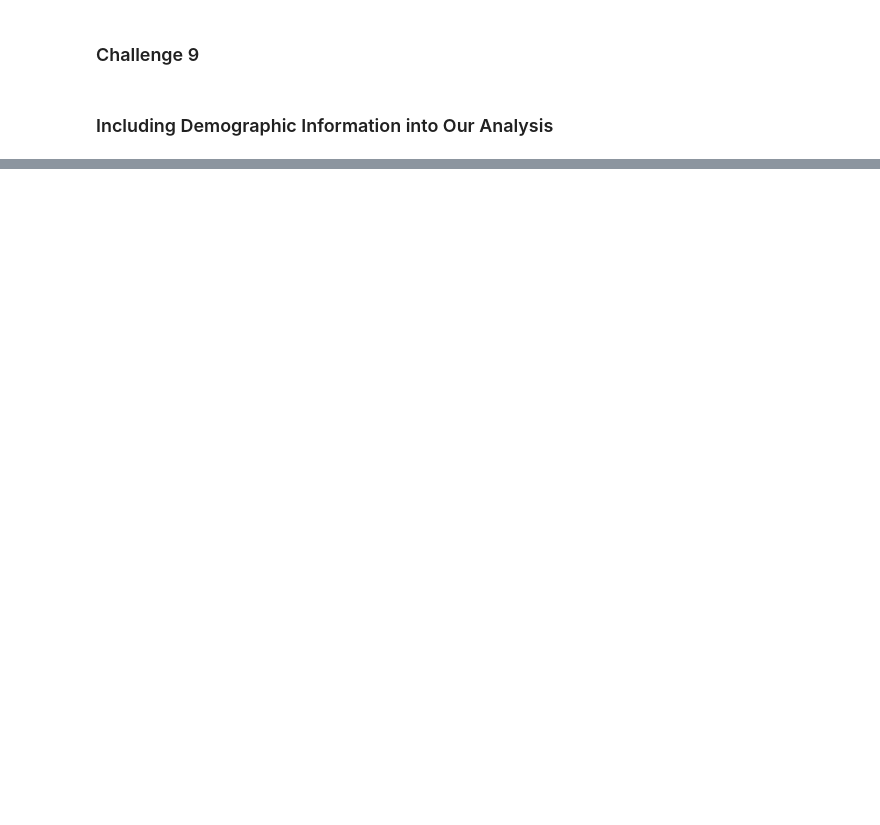
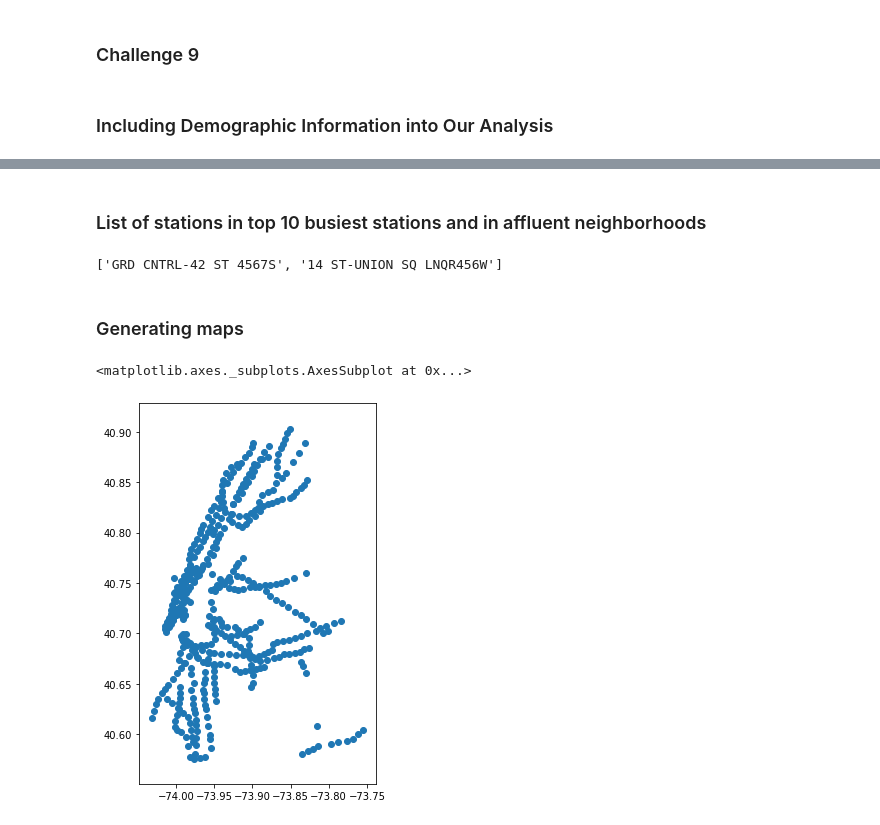
Before and after one commit to njaffe/Volunteer_placement_linear_regression, a Jupyter notebook: Clean_code_project_1_j_edited.ipynb, the cells around one changed output, grey strips where cells are left out. Drawn from its saved outputs; the diff is of its cells as text; code cells hidden in the pictures; blank space fills up the shorter version.

```diff
--- a/Clean_code_project_1_j_edited.ipynb
+++ b/Clean_code_project_1_j_edited.ipynb
@@ -672,0 +660,15 @@ ValueError: Could not interpret input 'DAILY_ENTRIES'
+# %% [markdown]
+### List of stations in top 10 busiest stations and  in affluent neighborhoods
+# %%
+bougie_list[bougie_list.isin(top10_stations)].tolist()
+# %% [output]
+['GRD CNTRL-42 ST 4567S', '14 ST-UNION SQ LNQR456W']
+# %% [markdown]
+### Generating maps
+# %%
+# Generates a geopanda of the stations in NYC and plots it
+stations_geo = geo.read_file('Subway_Stations.geojson')
+stations_geo.plot(figsize=(15,7))
+# %% [output]
+<matplotlib.axes._subplots.AxesSubplot at 0x...>
+[figure, added]
```
Also changed, not shown: parts of 49 cells of this notebook.
